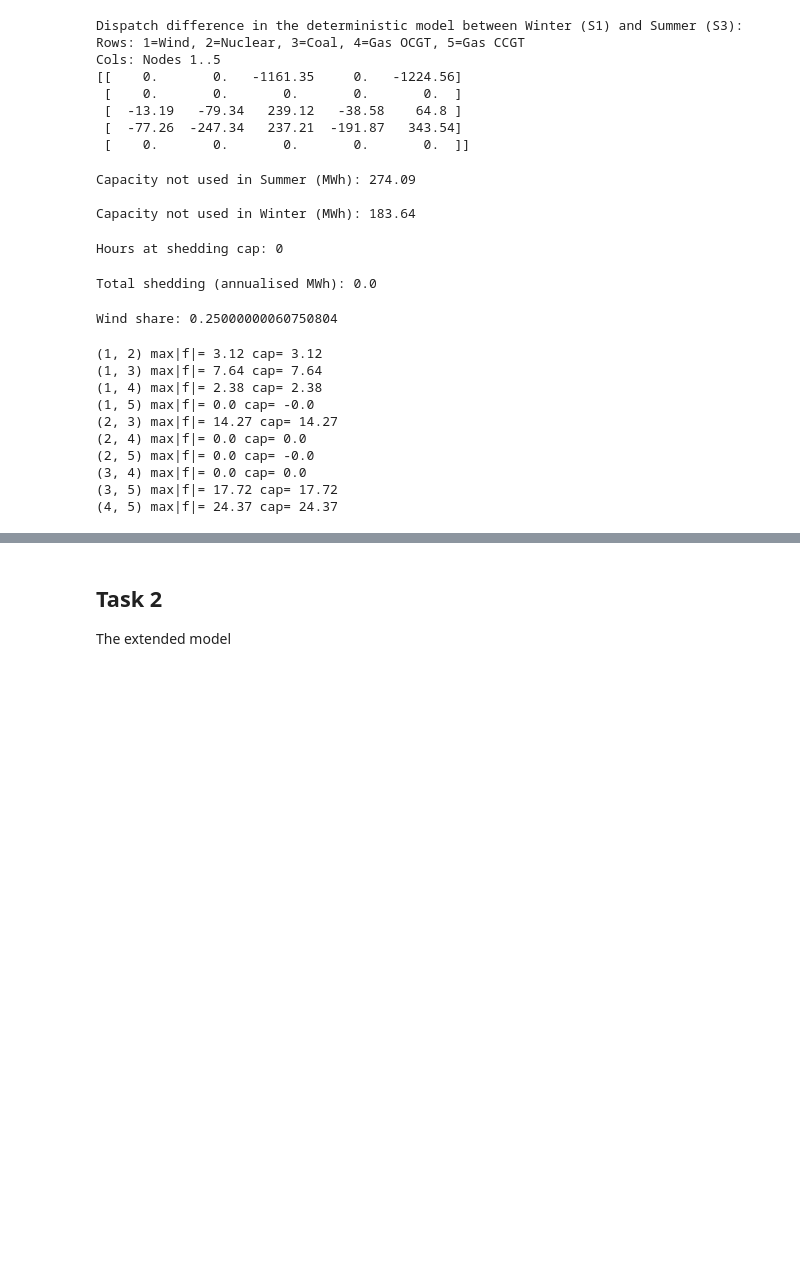
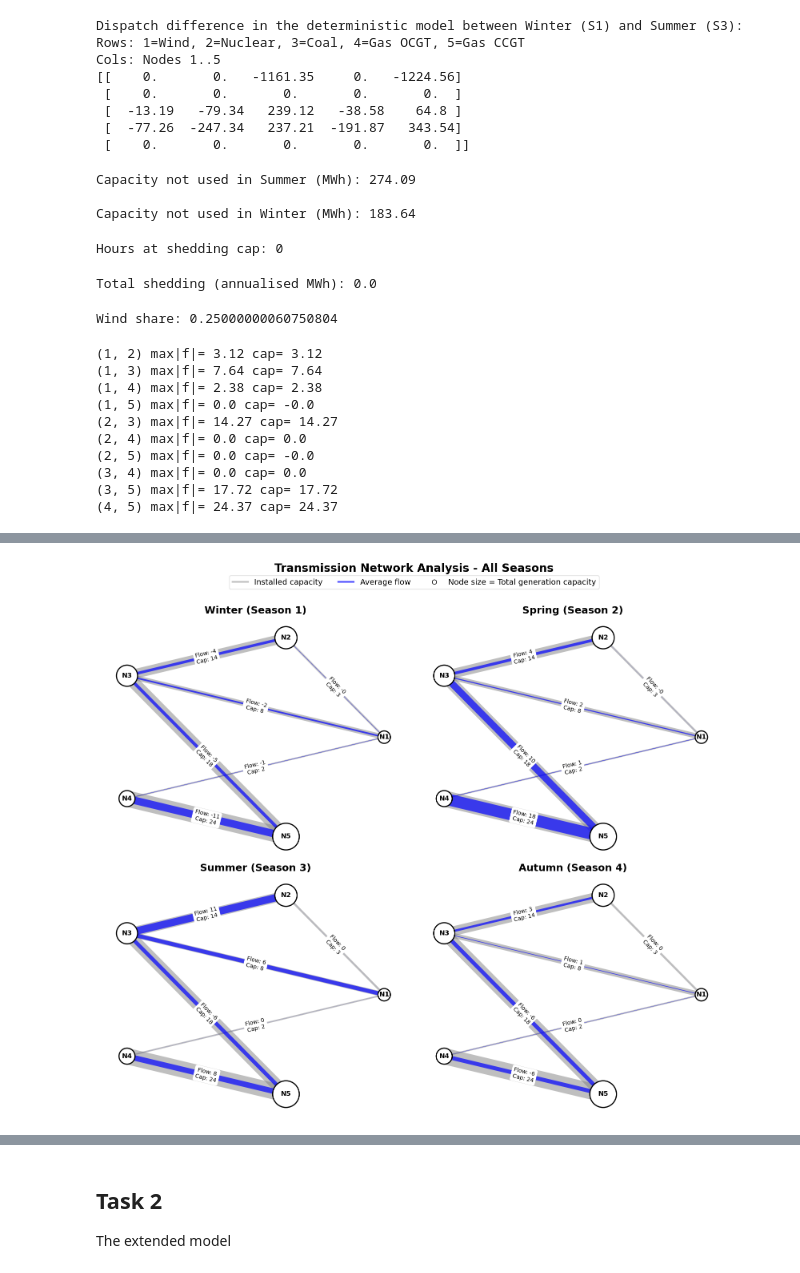
Before and after one commit to konnykny/liberalised_power_markets, a Jupyter notebook: Bonus_exercise_skeleton.ipynb, the cells around one changed output, grey strips where cells are left out. Cells and saved outputs as stored; diff of their text form; code cells hidden in the pictures; blank space fills up the shorter version.

Commit message:
plots

```diff
--- a/Bonus_exercise_skeleton.ipynb
+++ b/Bonus_exercise_skeleton.ipynb
@@ -562,0 +562,86 @@ for l, mf, cap in zip(L, max_flow, sol_f_max_det):
+# %%
+# NetworkX plot: transmission network for all seasons
+node_labels = ["N1", "N2", "N3", "N4", "N5"]
+season_labels = ["Winter", "Spring", "Summer", "Autumn"]
+
+scale_factor = 1.2
+
+# Calculate total generation capacity per node (sum across all technologies)
+total_gen_cap = np.sum(sol_p_max_det + GCN, axis=0)  # shape: (5,)
+# Scale node sizes: min=500, max=2000
+min_cap, max_cap = total_gen_cap.min(), total_gen_cap.max()
+node_sizes = 500 + (total_gen_cap - min_cap) / (max_cap - min_cap) * 1500 * scale_factor
+
+fig, axes = plt.subplots(2, 2, figsize=(16, 14))
+axes = axes.ravel()
+
+for season_idx, season in enumerate(S):
+    # Average transmission flow per line in chosen season (MWh)
+    avg_flow = sol_f[:, :, season-1].mean(axis=0)  # shape: (len(L),)
+
+    # Build graph with all potential lines
+    G = nx.Graph()
+    for n in N:
+        G.add_node(n)
+
+    # Add all potential edges (even those with zero capacity)
+    for i, l in enumerate(L):
+        cap_new = sol_f_max_det[i]
+        flow_avg = avg_flow[i]
+        G.add_edge(l[0], l[1], capacity=cap_new, flow=flow_avg)
+
+    pos = nx.circular_layout(G)
+    ax = axes[season_idx]
+
+    # Draw network on specific axis
+    plt.sca(ax)
+
+    # Node styling with capacity-based sizes
+    nx.draw_networkx_nodes(G, pos, node_color="white", node_size=[node_sizes[n-1] for n in N],
+                           edgecolors="black", linewidths=2, ax=ax)
+    nx.draw_networkx_labels(G, pos, labels={n: node_labels[n-1] for n in N}, font_size=12, font_weight="bold", ax=ax)
+
+    # Get edges with installed capacity
+    edges_with_capacity = [(u, v) for u, v in G.edges() if G[u][v]["capacity"] > 1e-6]
+
+    if edges_with_capacity:
+
+
+        # 1. Draw grey edges with width = installed capacity
+
+        cap_widths = [G[u][v]["capacity"] * scale_factor for u, v in edges_with_capacity]
+        nx.draw_networkx_edges(G, pos, edgelist=edges_with_capacity, width=cap_widths,
+                              edge_color="grey", alpha=0.5, ax=ax)
+
+        # 2. Draw blue edges with width = average flow
+        flow_widths = [G[u][v]["flow"] *scale_factor for u, v in edges_with_capacity]
+        nx.draw_networkx_edges(G, pos, edgelist=edges_with_capacity, width=flow_widths,
+                             edge_color="blue", alpha=0.7, ax=ax)
+
+    # Edge labels: only for edges with installed capacity
+    edge_labels = {}
+    for u, v in edges_with_capacity:
+        cap = G[u][v]["capacity"]
+        flow = G[u][v]["flow"]
+        edge_labels[(u, v)] = f"Flow: {flow:.0f}\nCap: {cap:.0f}"
+
+    nx.draw_networkx_edge_labels(G, pos, edge_labels, font_size=10, ax=ax)
+
+    ax.set_title(f"{season_labels[season-1]} (Season {season})", fontsize=18, fontweight="bold")
+    ax.axis("off")
+
+# Add legend to figure
+from matplotlib.lines import Line2D
+legend_handles = [
+    Line2D([0], [0], color="grey", lw=3, alpha=0.5, label="Installed capacity"),
+    Line2D([0], [0], color="blue", lw=3, alpha=0.7, label="Average flow"),
+    Line2D([0], [0], marker='o', color='w', markerfacecolor='white', markeredgecolor='black',
+           markersize=8, label="Node size = Total generation capacity"),
+]
+fig.legend(handles=legend_handles, loc="upper center", ncol=3, bbox_to_anchor=(0.5, 0.98), frameon=True, fontsize=14)
+
+plt.suptitle("Transmission Network Analysis - All Seasons", fontsize=20, fontweight="bold", y=0.995)
+plt.tight_layout(rect=[0, 0, 1, 0.96])
+plt.show()
+# %% [output]
+[figure, added]
```
Also changed, not shown: parts of 27 cells of this notebook, 3 other files.
